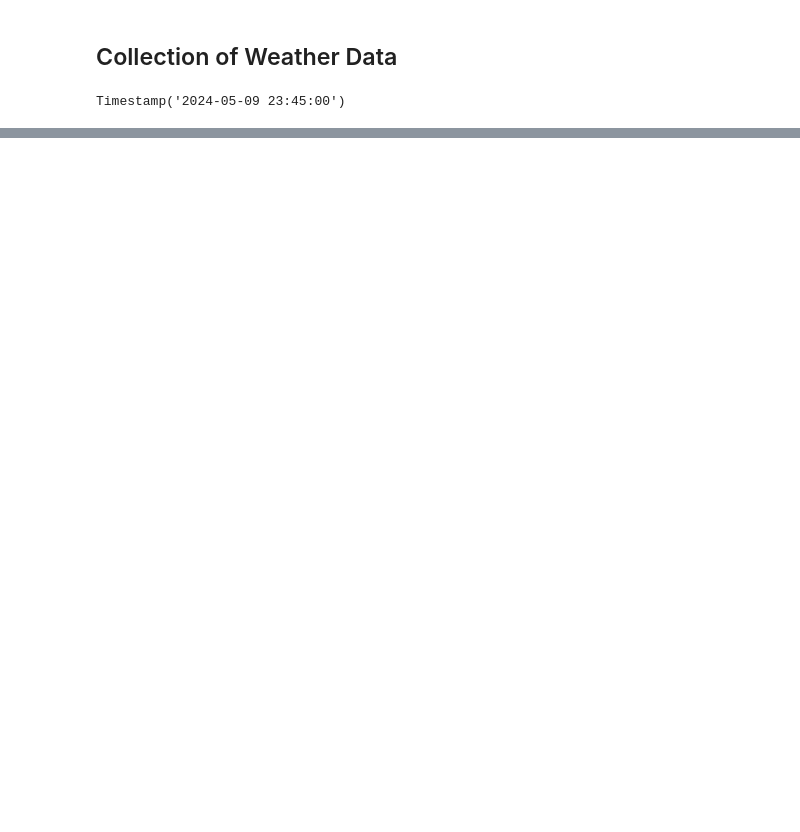
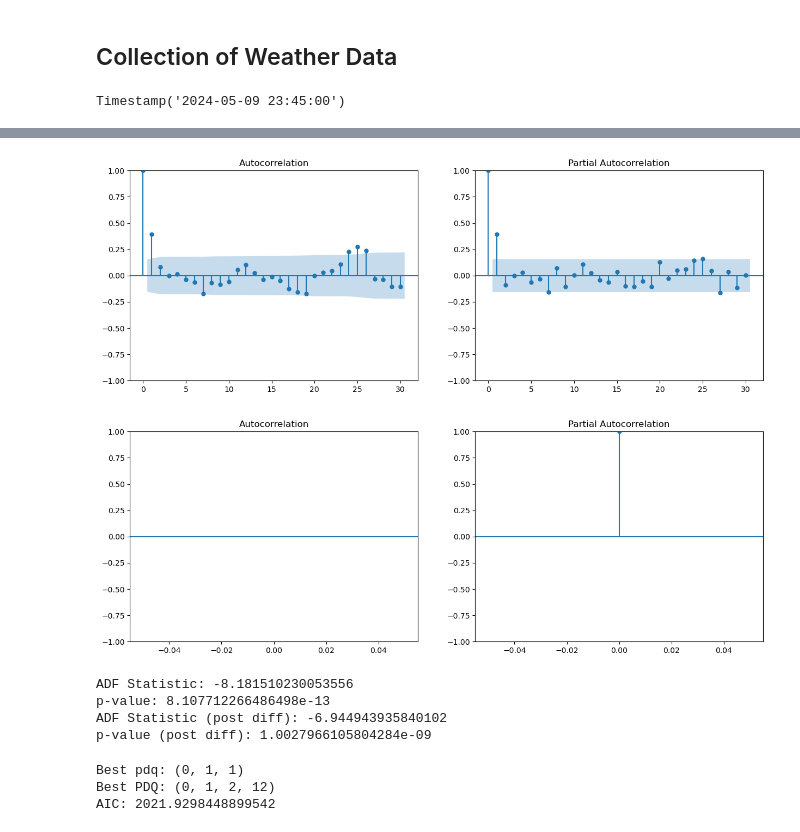
Before and after one commit to mita765/MScThesis, a Jupyter notebook: Thesis.ipynb, the cells around one changed output, grey strips where cells are left out. Drawn from its saved outputs; the diff is of its cells as text; code cells hidden in the pictures; blank space fills up the shorter version.

```diff
--- a/Thesis.ipynb
+++ b/Thesis.ipynb
@@ -417,0 +437,9 @@ dtype: int64
+# %%
+selection_stationarity_diff(mean_wdat["wspd"], 30)
+# %% [output]
+[figure, added]
+[figure, added]
+ADF Statistic: -8.181510230053556
+p-value: 8.107712266486498e-13
+ADF Statistic (post diff): -6.944943935840102
+p-value (post diff): 1.0027966105804284e-09
@@ -417,0 +450,6 @@ dtype: int64
+# %%
+grid_search_sarima(agg_train["ND"], exog=agg_train[["tavg", "wspd"]])
+# %% [output]
+Best pdq: (0, 1, 1)
+Best PDQ: (0, 1, 2, 12)
+AIC: 2021.9298448899542
```
Also changed, not shown: parts of 42 cells of this notebook, 13 other files.
